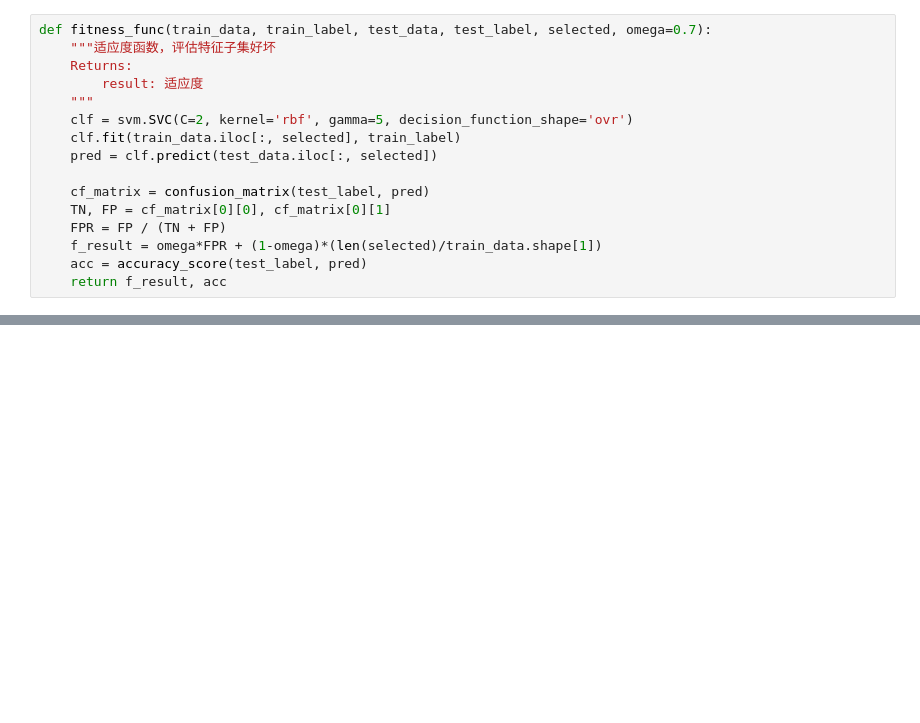
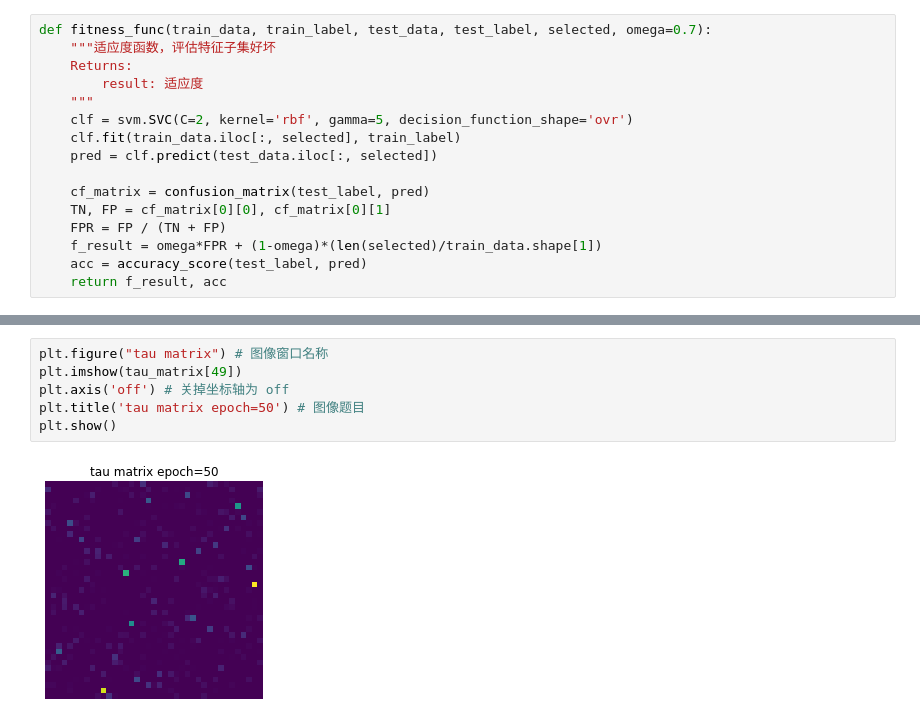
Before and after one commit to lemonblock98/ant-colony-for-fs, a Jupyter notebook: faco_jupyter.ipynb, the cells around one changed output, grey strips where cells are left out. Drawn from its saved outputs; the diff is of its cells as text; blank space fills up the shorter version.

```diff
--- a/faco_jupyter.ipynb
+++ b/faco_jupyter.ipynb
@@ -62,0 +393,8 @@ def fitness_func(train_data, train_label, test_data, test_label, selected, omega
+# %%
+plt.figure("tau matrix") # 图像窗口名称
+plt.imshow(tau_matrix[49])
+plt.axis('off') # 关掉坐标轴为 off
+plt.title('tau matrix epoch=50') # 图像题目
+plt.show()
+# %% [output]
+[figure, added]
```
Also changed, not shown: parts of 34 cells of this notebook, 2 other files.
